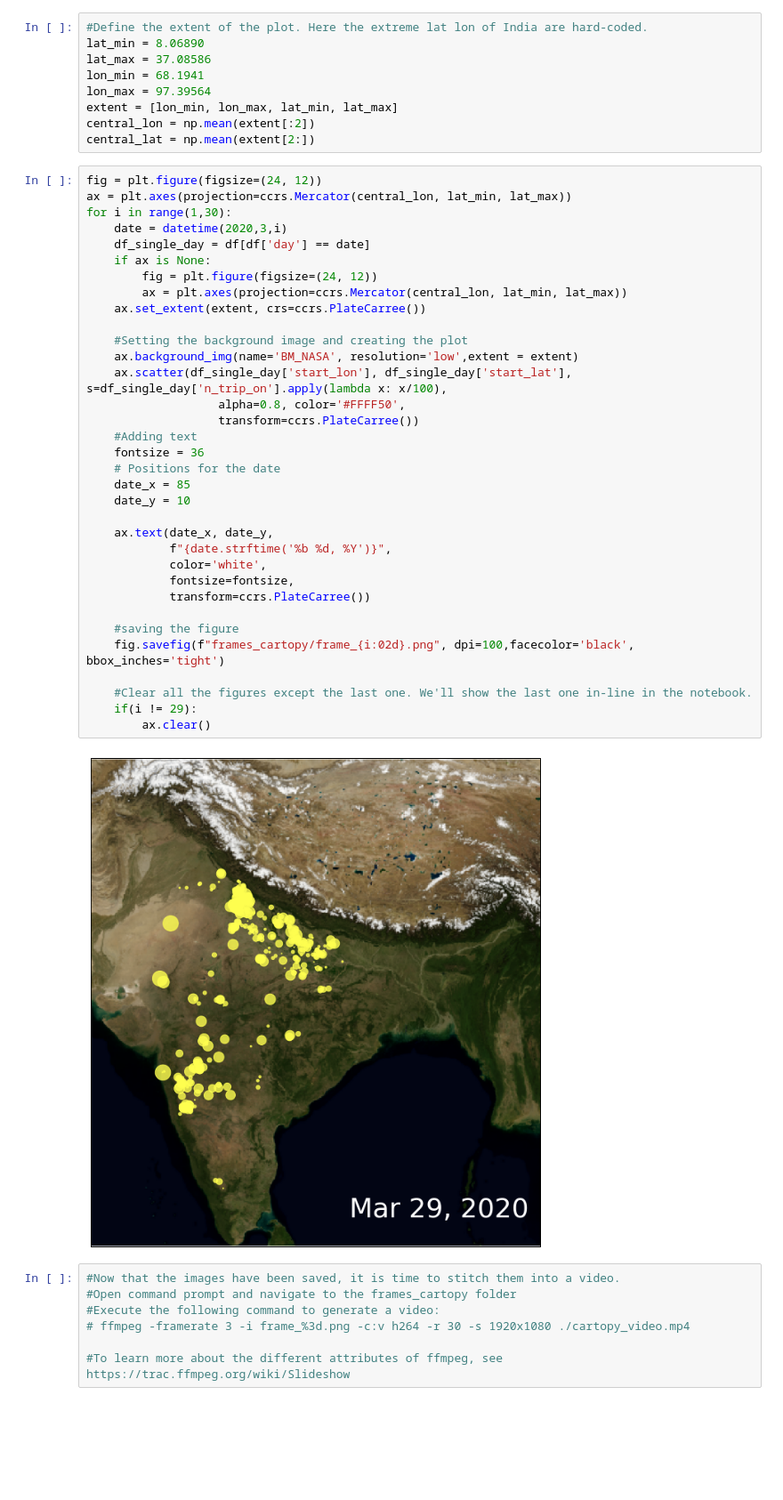
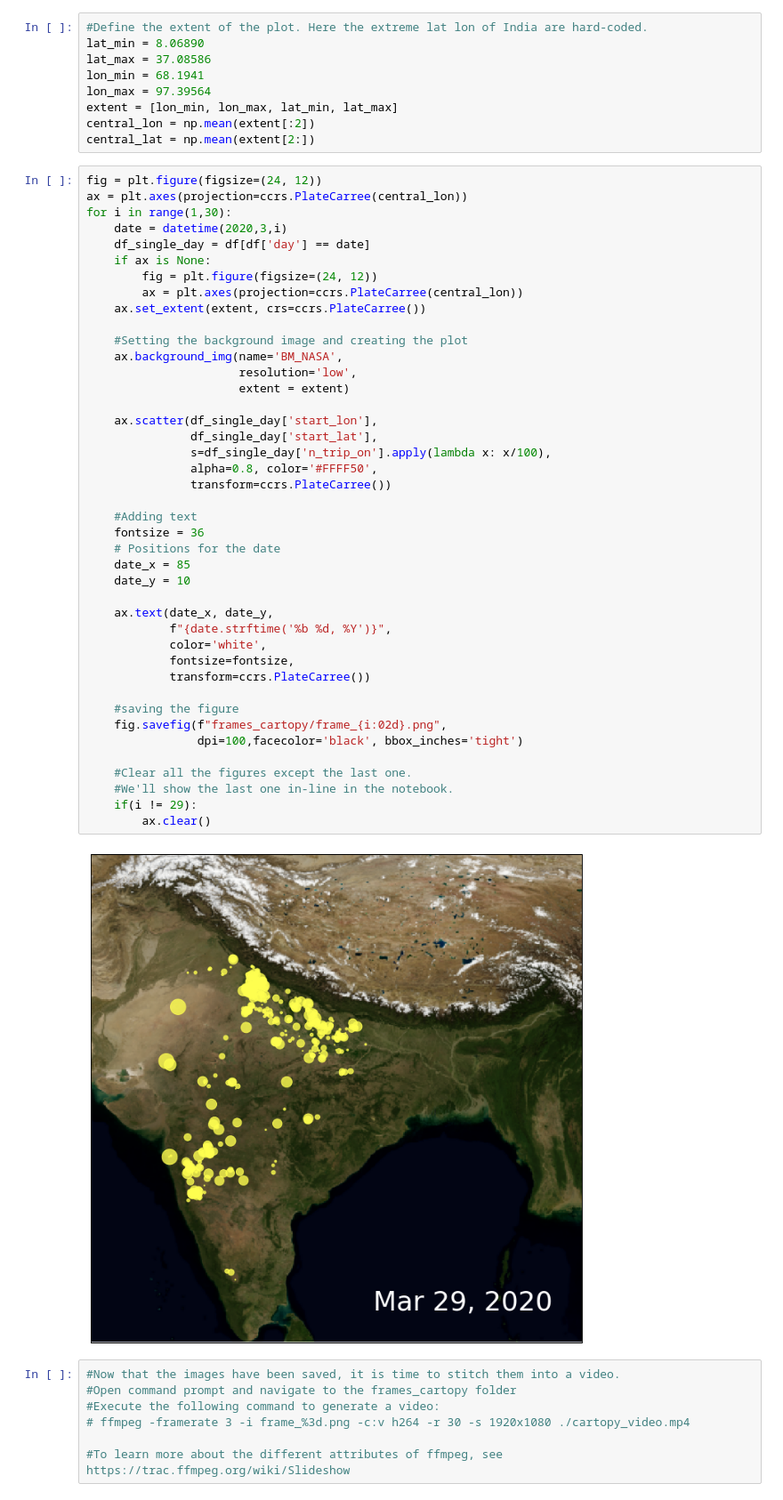
Before and after one commit to carnot-technologies/MapVisualizations, a Jupyter notebook: CartopyDemo.ipynb, the cells around one changed output. Shown: that part at 89% size. Cells and saved outputs as stored; diff of their text form; blank space fills up the shorter version.

```diff
--- a/CartopyDemo.ipynb
+++ b/CartopyDemo.ipynb
@@ -43,40 +44,48 @@ central_lon = np.mean(extent[:2])
 central_lat = np.mean(extent[2:])
 # %%
 fig = plt.figure(figsize=(24, 12))
-ax = plt.axes(projection=ccrs.Mercator(central_lon, lat_min, lat_max))
+ax = plt.axes(projection=ccrs.PlateCarree(central_lon))
 for i in range(1,30):
     date = datetime(2020,3,i)
     df_single_day = df[df['day'] == date]
     if ax is None:
         fig = plt.figure(figsize=(24, 12))
-        ax = plt.axes(projection=ccrs.Mercator(central_lon, lat_min, lat_max))
+        ax = plt.axes(projection=ccrs.PlateCarree(central_lon))
     ax.set_extent(extent, crs=ccrs.PlateCarree())
 
     #Setting the background image and creating the plot
-    ax.background_img(name='BM_NASA', resolution='low',extent = extent)
-    ax.scatter(df_single_day['start_lon'], df_single_day['start_lat'], s=df_single_day['n_trip_on'].apply(lambda x: x/100),
-                   alpha=0.8, color='#FFFF50',
-                   transform=ccrs.PlateCarree())
+    ax.background_img(name='BM_NASA',
+                      resolution='low',
+                      extent = extent)
+
+    ax.scatter(df_single_day['start_lon'],
+               df_single_day['start_lat'],
+               s=df_single_day['n_trip_on'].apply(lambda x: x/100),
+               alpha=0.8, color='#FFFF50',
+               transform=ccrs.PlateCarree())
+
     #Adding text
     fontsize = 36
     # Positions for the date
     date_x = 85
     date_y = 10
 
     ax.text(date_x, date_y,
             f"{date.strftime('%b %d, %Y')}",
             color='white',
             fontsize=fontsize,
             transform=ccrs.PlateCarree())
 
     #saving the figure
-    fig.savefig(f"frames_cartopy/frame_{i:02d}.png", dpi=100,facecolor='black', bbox_inches='tight')
+    fig.savefig(f"frames_cartopy/frame_{i:02d}.png",
+                dpi=100,facecolor='black', bbox_inches='tight')
 
-    #Clear all the figures except the last one. We'll show the last one in-line in the notebook.
+    #Clear all the figures except the last one.
+    #We'll show the last one in-line in the notebook.
     if(i != 29):
         ax.clear()
 # %% [output]
-[figure, old version]
+[figure, new version]
 # %%
 #Now that the images have been saved, it is time to stitch them into a video.
 #Open command prompt and navigate to the frames_cartopy folder
```
Also changed, not shown: parts of 1 cell of this notebook, 29 other files.
